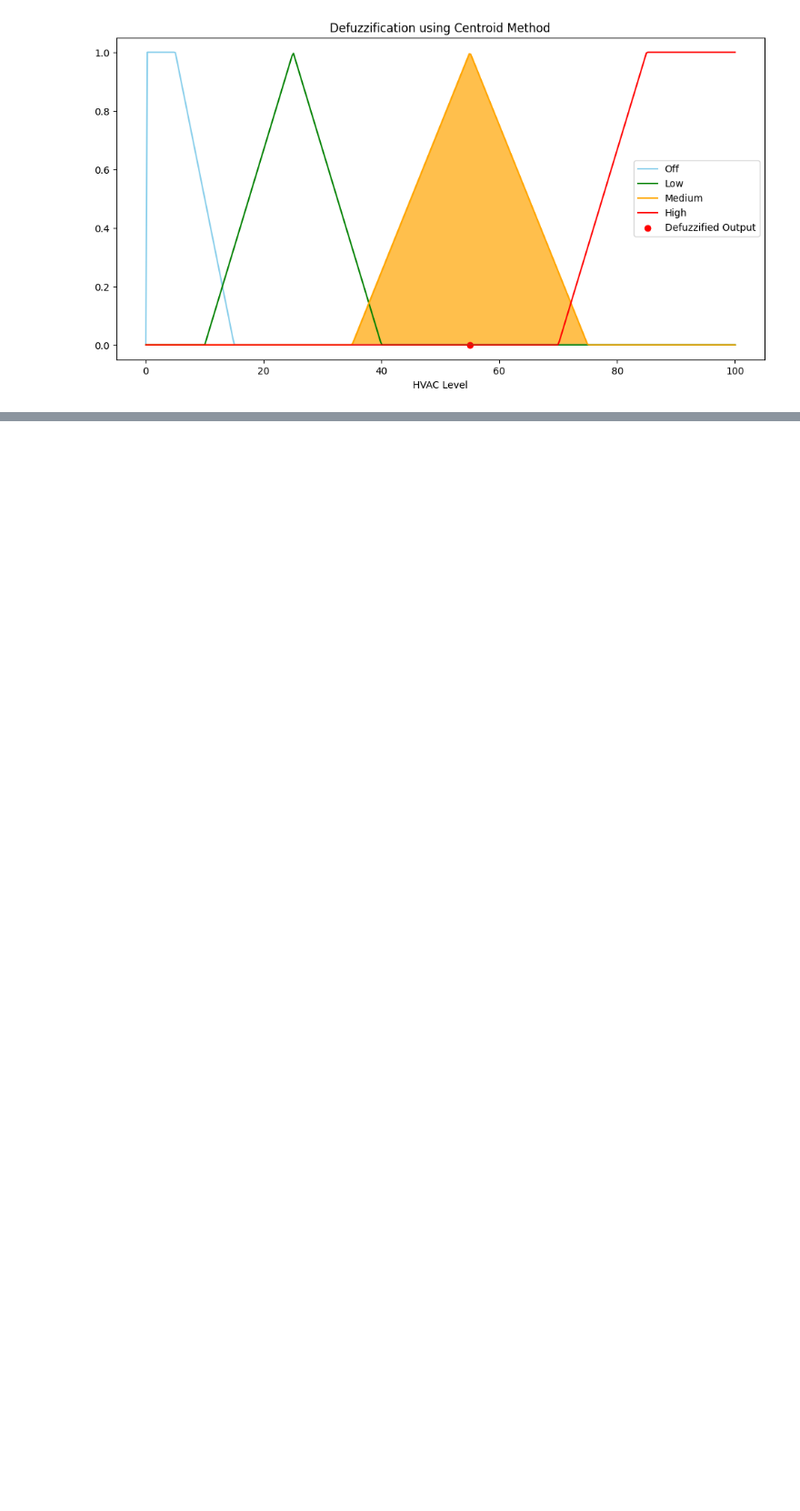
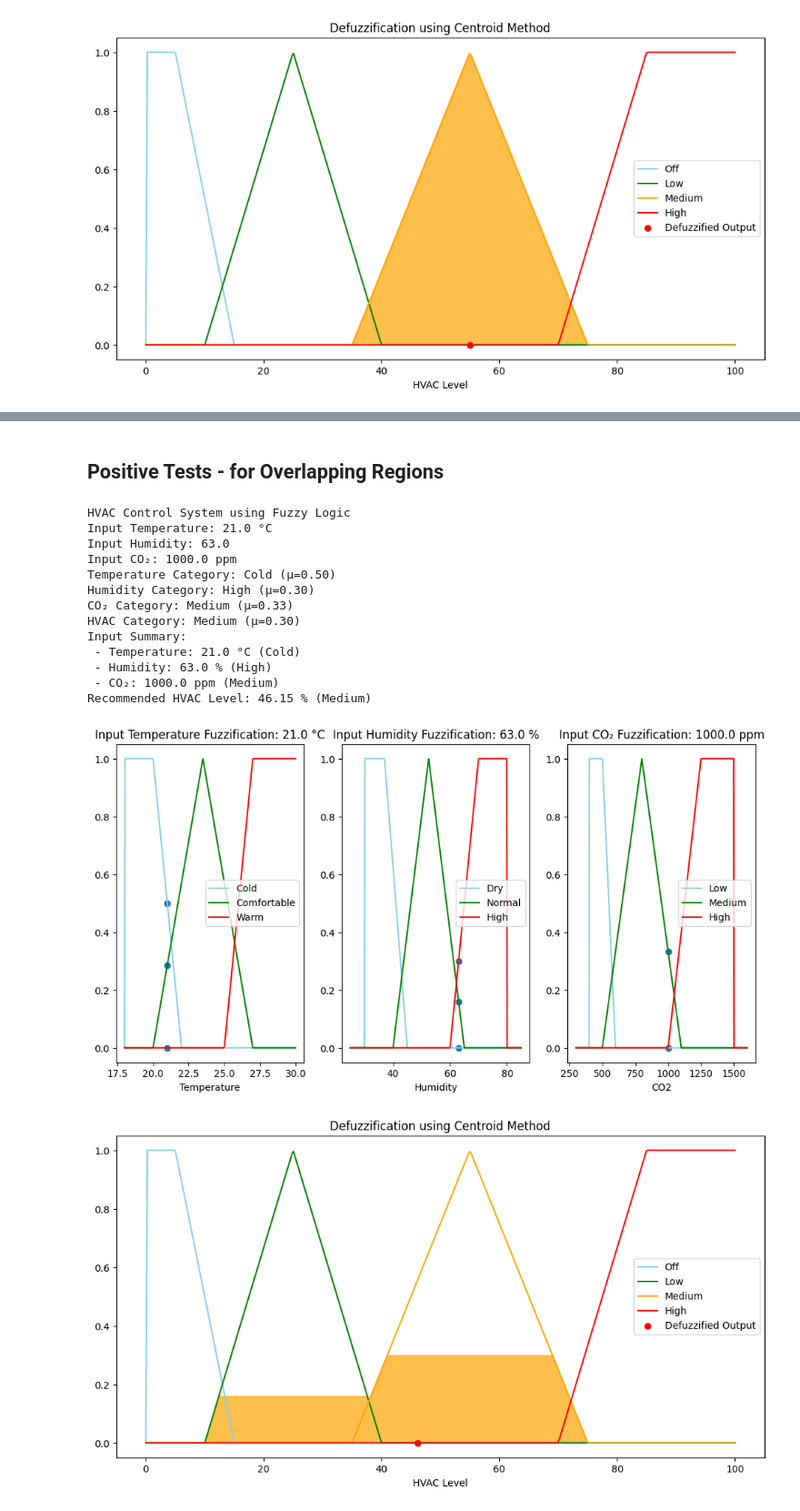
Before and after one commit to everhettoo/fl-hvac-control, a Jupyter notebook: notebooks/6_hvac_verification.ipynb, the cells around one changed output, grey strips where cells are left out. Shown at 91% size. Saved outputs shown, nothing was run; the diff lists cells and outputs as text; code cells hidden in the pictures; blank space fills up the shorter version.

```diff
--- a/notebooks/6_hvac_verification.ipynb
+++ b/notebooks/6_hvac_verification.ipynb
@@ -158,2 +164,25 @@ Recommended HVAC Level: 72.65 % (High)
 [figure]
 [figure]
+# %% [markdown]
+## Positive Tests - for Overlapping Regions
+# %%
+# When input spread across
+reload(app)
+
+app.hvac_control_app(21, 63, 1000)
+# %% [output]
+HVAC Control System using Fuzzy Logic
+Input Temperature: 21.0 °C
+Input Humidity: 63.0
+Input CO₂: 1000.0 ppm
+Temperature Category: Cold (μ=0.50)
+Humidity Category: High (μ=0.30)
+CO₂ Category: Medium (μ=0.33)
+HVAC Category: Medium (μ=0.30)
+Input Summary:
+ - Temperature: 21.0 °C (Cold)
+ - Humidity: 63.0 % (High)
+ - CO₂: 1000.0 ppm (Medium)
+Recommended HVAC Level: 46.15 % (Medium)
+[figure, added]
+[figure, added]
```
Also changed, not shown: parts of 8 cells of this notebook, 9 other files.
